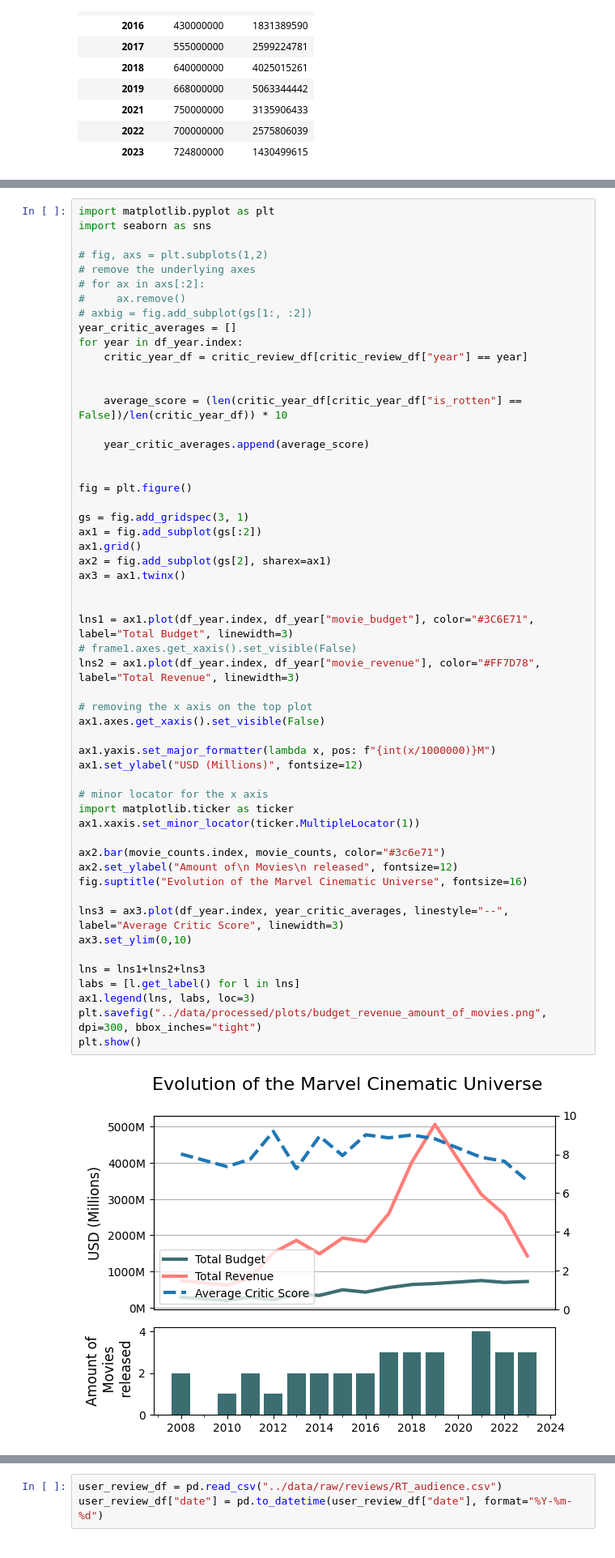
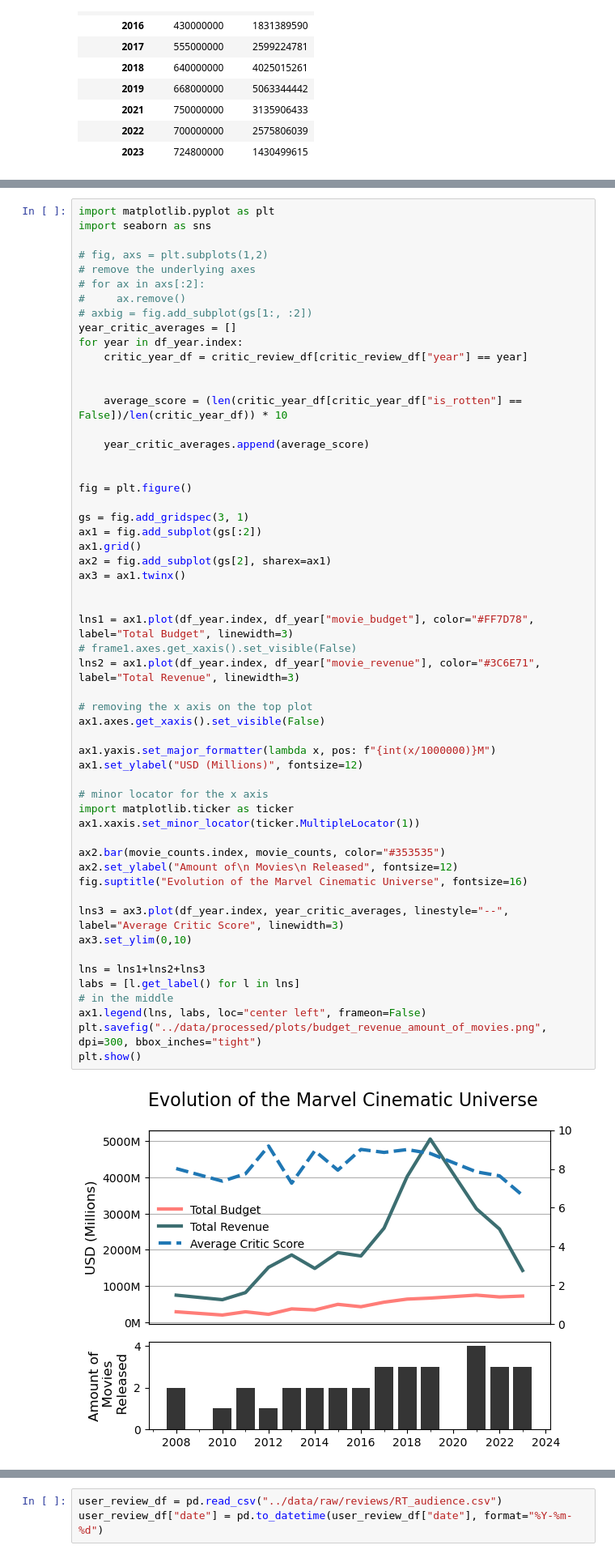
Before and after one commit to rizz-kings/data-in-the-wild, a Jupyter notebook: notebooks/popularity_analysis.ipynb, the cells around one changed output, grey strips where cells are left out. Shown at 81% size. Cells and saved outputs as stored; diff of their text form.

Commit message:
updated legend and colors

```diff
--- a/notebooks/popularity_analysis.ipynb
+++ b/notebooks/popularity_analysis.ipynb
@@ -103,39 +103,40 @@ fig = plt.figure()
 
 gs = fig.add_gridspec(3, 1)
 ax1 = fig.add_subplot(gs[:2])
 ax1.grid()
 ax2 = fig.add_subplot(gs[2], sharex=ax1)
 ax3 = ax1.twinx()
 
 
-lns1 = ax1.plot(df_year.index, df_year["movie_budget"], color="#3C6E71", label="Total Budget", linewidth=3)
+lns1 = ax1.plot(df_year.index, df_year["movie_budget"], color="#FF7D78", label="Total Budget", linewidth=3)
 # frame1.axes.get_xaxis().set_visible(False)
-lns2 = ax1.plot(df_year.index, df_year["movie_revenue"], color="#FF7D78", label="Total Revenue", linewidth=3)
+lns2 = ax1.plot(df_year.index, df_year["movie_revenue"], color="#3C6E71", label="Total Revenue", linewidth=3)
 
 # removing the x axis on the top plot
 ax1.axes.get_xaxis().set_visible(False)
 
 ax1.yaxis.set_major_formatter(lambda x, pos: f"{int(x/1000000)}M")
 ax1.set_ylabel("USD (Millions)", fontsize=12)
 
 # minor locator for the x axis
 import matplotlib.ticker as ticker
 ax1.xaxis.set_minor_locator(ticker.MultipleLocator(1))
 
-ax2.bar(movie_counts.index, movie_counts, color="#3c6e71")
-ax2.set_ylabel("Amount of\n Movies\n released", fontsize=12)
+ax2.bar(movie_counts.index, movie_counts, color="#353535")
+ax2.set_ylabel("Amount of\n Movies\n Released", fontsize=12)
 fig.suptitle("Evolution of the Marvel Cinematic Universe", fontsize=16)
 
 lns3 = ax3.plot(df_year.index, year_critic_averages, linestyle="--", label="Average Critic Score", linewidth=3)
 ax3.set_ylim(0,10)
 
 lns = lns1+lns2+lns3
 labs = [l.get_label() for l in lns]
-ax1.legend(lns, labs, loc=3)
+# in the middle
+ax1.legend(lns, labs, loc="center left", frameon=False)
 plt.savefig("../data/processed/plots/budget_revenue_amount_of_movies.png", dpi=300, bbox_inches="tight")
 plt.show()
 # %% [output]
-[figure, old version]
+[figure, new version]
 # %%
 month_counts = df["release_month"].value_counts()
 df_year = df.groupby("release_year")[["movie_budget", "movie_revenue"]].sum()
```
Also changed, not shown: parts of 2 cells of this notebook, 1 other file.
